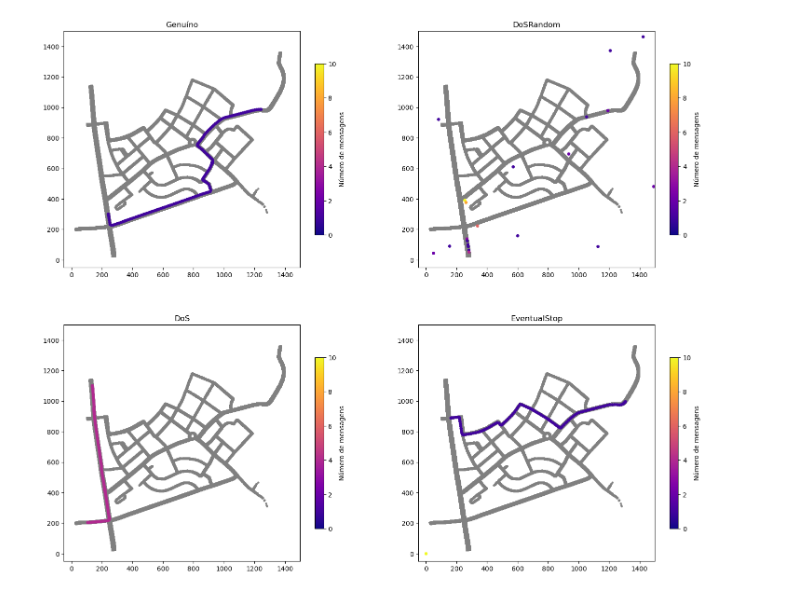
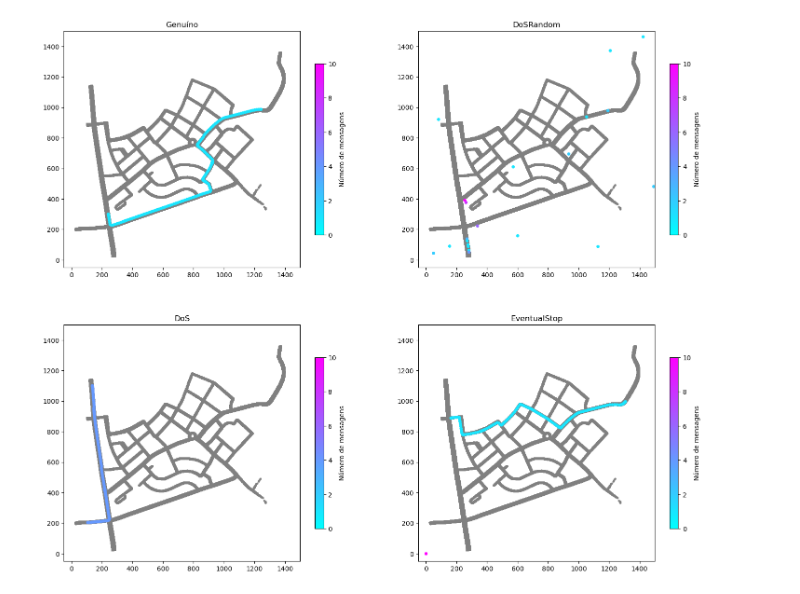
Before and after one commit to imperial-qore/TranAD, a Jupyter notebook: veremi/generate-graphics.ipynb, the cells around one changed output. Cells and saved outputs as stored; diff of their text form; code cells hidden in the pictures.

```diff
--- a/veremi/generate-graphics.ipynb
+++ b/veremi/generate-graphics.ipynb
@@ -48,7 +48,7 @@ dataset = OrderedDict([('DelayedMessages_0709', 0),
 # %%
-V = pd.read_feather('out_veremi/veremi-full.feather')
+V = pd.read_feather('out_veremi2/veremi.feather')
 # %%
-dataset = 23
+dataset = 8
 receiver = 9375
 sender = 9381
 
@@ -66,7 +69,7 @@ map_data = V[(V.attack_type == 0)].sample(frac=0.1)[['snd_pos_x', 'snd_pos_y']]
 # %%
 from matplotlib.legend import Legend
 
-dataset = 5
+dataset = 22
 
 senders = [
     ('Genuíno', 117825),
@@ -97,7 +100,7 @@ for ax_row in axes_rows:
 
 
         norm = plt.Normalize(vmin=0, vmax=10)
-        cmap = 'plasma'
+        cmap = 'cool'
         sm = plt.cm.ScalarMappable(cmap=cmap, norm=norm)
         sm.set_array([])
 
@@ -113,31 +116,31 @@ for ax_row in axes_rows:
 #         miny = miny - (miny % 50)
 
 #         minx = min(minx, miny)
 #         miny = minx
 
 #         maxx = round(snd.snd_pos_x.max() + interval)
 #         maxx = maxx + (maxx % 50)
 
 #         maxy = round(snd.snd_pos_y.max() + interval)
 #         maxy = maxy + (maxy % 50)
 
         ax.set_xlim(-50, 1500)
         ax.set_ylim(-50, 1500)
         ax.set_aspect('equal', adjustable='box')
 
         f.colorbar(sm, label='Número de mensagens', ax=ax, shrink=0.7)
         ax.set_title(title)
 
 
 #     custom_x_ticks = range(minx, maxx, interval)
 #     custom_y_ticks = range(miny, maxy, interval)
 #     ax.xticks(custom_x_ticks)
 #     ax.yticks(custom_y_ticks)
 
 #     ax.xlabel('Posição em X')
 #     ax.ylabel('Posição em Y')
 
 plt.show()
 f.savefig('foo.png')
 # %% [output]
-[figure, old version]
+[figure, new version]
```
Also changed, not shown: parts of 2 cells of this notebook, 3 other files.
